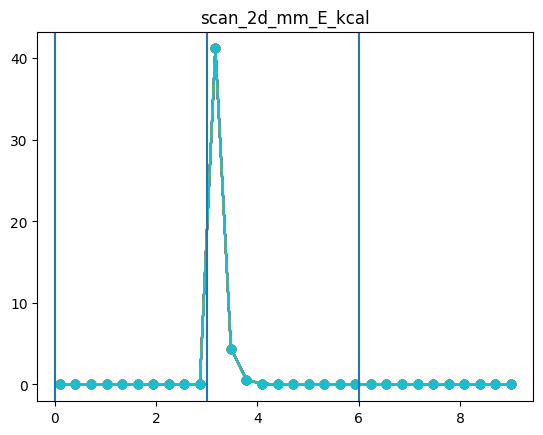
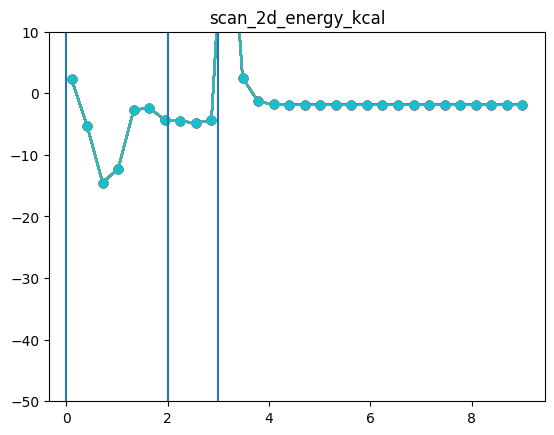
The notebook cell's code change between the first figure and the second:
--- before
+++ after
@@ -1,4 +1,5 @@
 ekeys = [
-         "scan_2d_mm_E_kcal", "scan_2d_energy_kcal", 
+         # "scan_2d_mm_E_kcal", 
+    "scan_2d_energy_kcal", 
          "scan_2d_ml_2b_E_kcal", "scan_2d_callback_energy_kcal", "scan_2d_charmm_ELEC_kcal"]
 for ekey in ekeys:
@@ -9,6 +10,6 @@
     # plt.ylim(data[ekey].flatten()[100:].min(), data[ekey].max())
     # plt.xlim(3)
-    # plt.ylim(-500, 1000)
-    # plt.ylim(data[ekey].mean() - data[ekey].std()*8, data[ekey].mean() + data[ekey].std()*8,)
+    plt.ylim(-50, 10)
+    # plt.ylim(data[ekey].mean() - data[ekey].std(), data[ekey].mean() + data[ekey].std(),)
     plt.title(ekey)
     plt.show()

Commit: fix: update execution counts in Jupyter notebook and add new data parameters for scan configurations